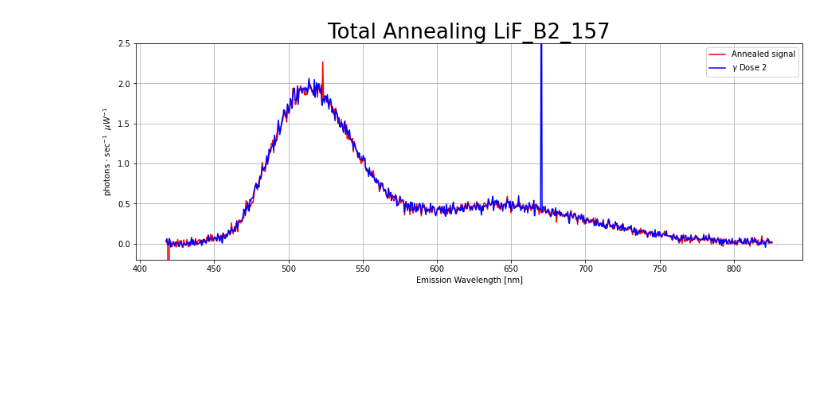
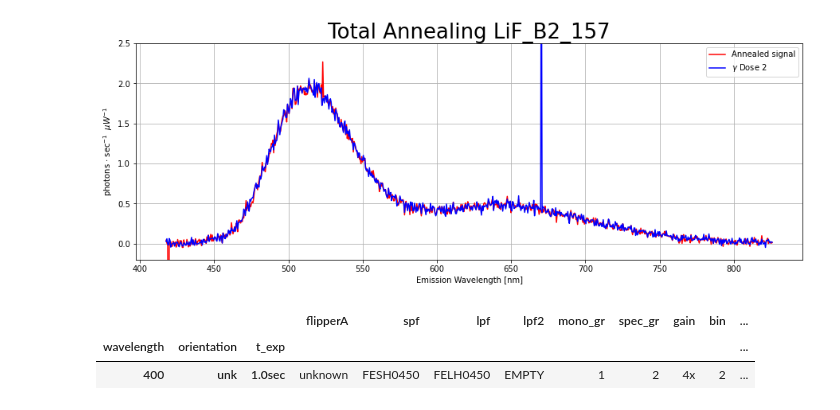
Before and after one commit to nhargy/note3cs, a Jupyter notebook: notebooks/studies/the_cycle/the_cycle_analysis.ipynb, the cells around one changed output. Cells and saved outputs as stored; diff of their text form; code cells hidden in the pictures; blank space fills up the shorter version.

```diff
--- a/notebooks/studies/the_cycle/the_cycle_analysis.ipynb
+++ b/notebooks/studies/the_cycle/the_cycle_analysis.ipynb
@@ -86,3 +86,9 @@ plt.show();
 [figure]
 [figure]
 [figure]
+# %%
+zno['coll1']['ZnO_B3_501'].meta_df
+# %% [output]
+|  |  |  | flipperA | spf | lpf | lpf2 | mono_gr | spec_gr | gain | bin | ... |
+| wavelength | orientation | t_exp |  |  |  |  |  |  |  |  | ... |
+| 400 | unk | 1.0sec | unknown | FESH0450 | FELH0450 | EMPTY | 1 | 2 | 4x | 2 | ... |
```
